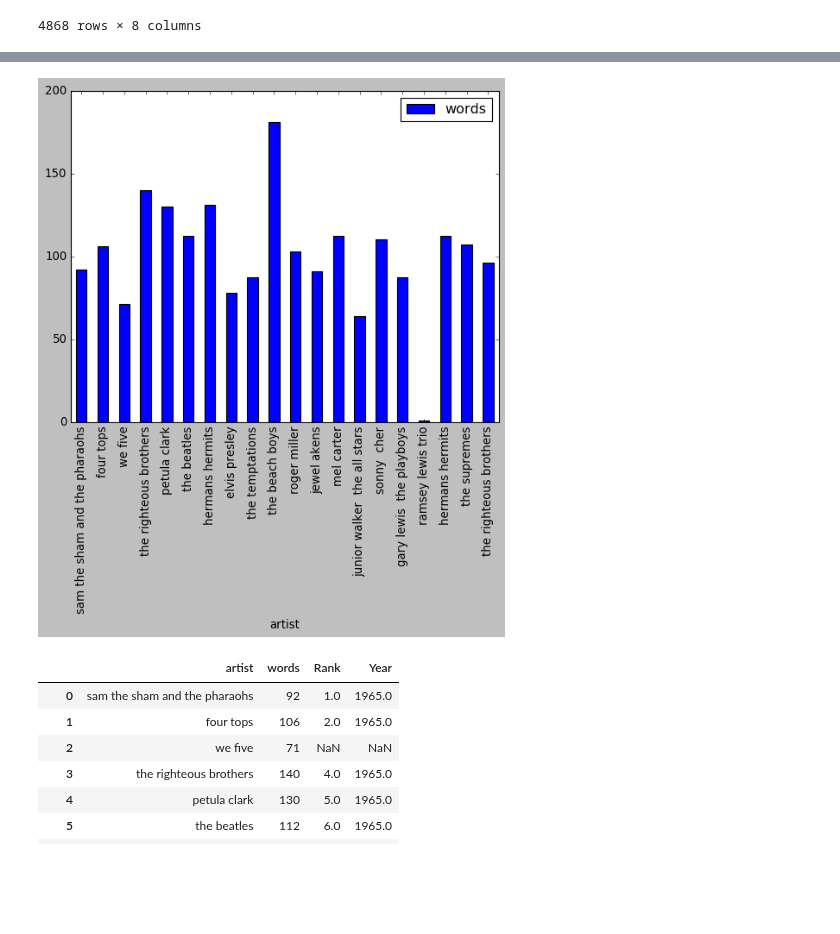
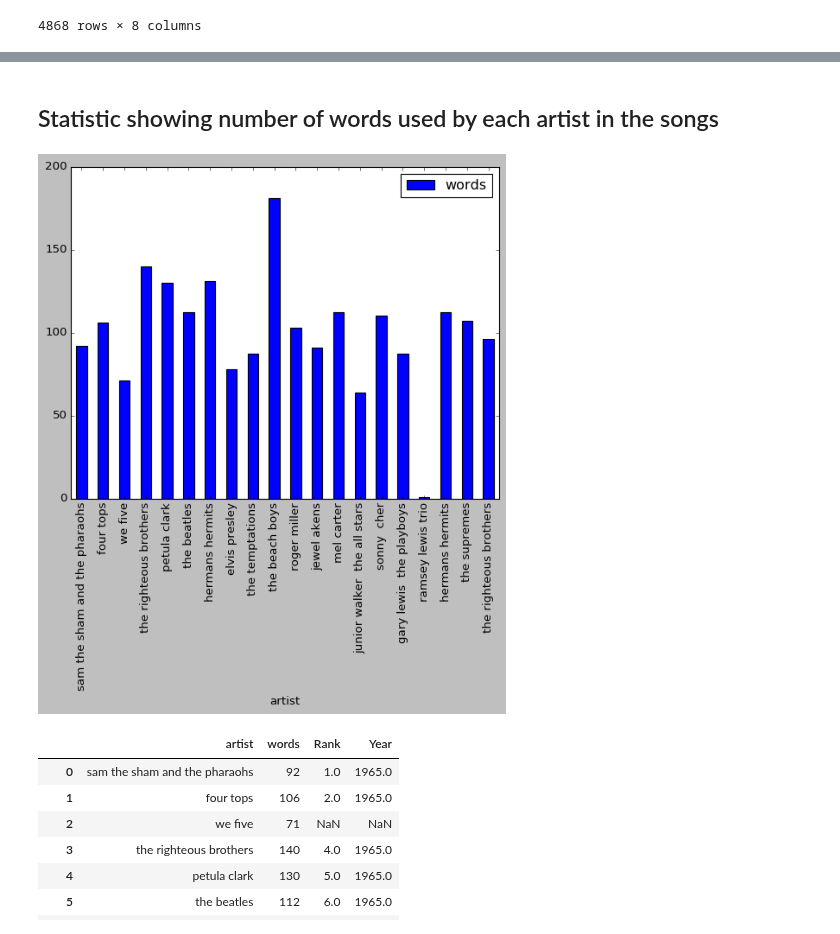
Before and after one commit to geetpahilajani/Sentimental-Analysis-Topic-Modelling, a Jupyter notebook: Music Analysis.ipynb, the cells around one changed output, grey strips where cells are left out. Cells and saved outputs as stored; diff of their text form; code cells hidden in the pictures; blank space fills up the shorter version.

```diff
--- a/Music Analysis.ipynb
+++ b/Music Analysis.ipynb
@@ -141,8 +167,10 @@ for artist in Pd_song_read.Artist:
+# %% [markdown]
+## Statistic showing number of words used by each artist in the songs
 # %%
-plt.style.use(['classic'])
+plt.style.use(['fast'])
 df.head(20).plot.bar(x='artist',y='words',style='seaborn-talk')
 plt.show()
 # %% [output]
-[figure, old version]
+[figure, new version]
 # %%
 #adding list to dataframe as column
```
Also changed, not shown: parts of 32 cells of this notebook, 1 other file.
